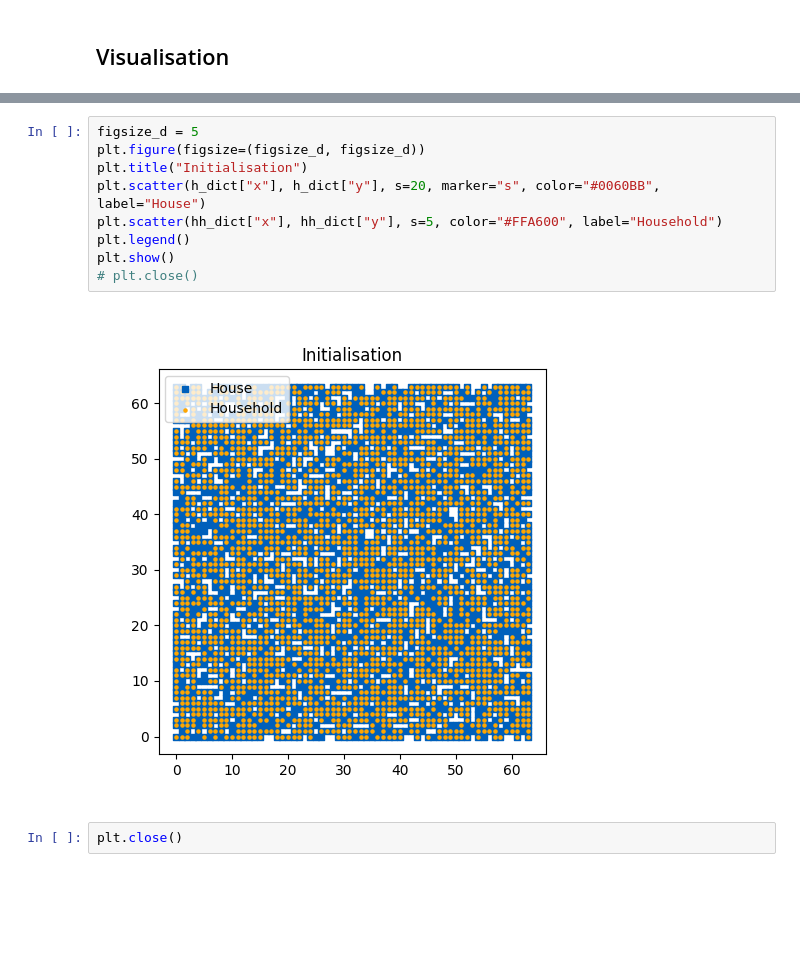
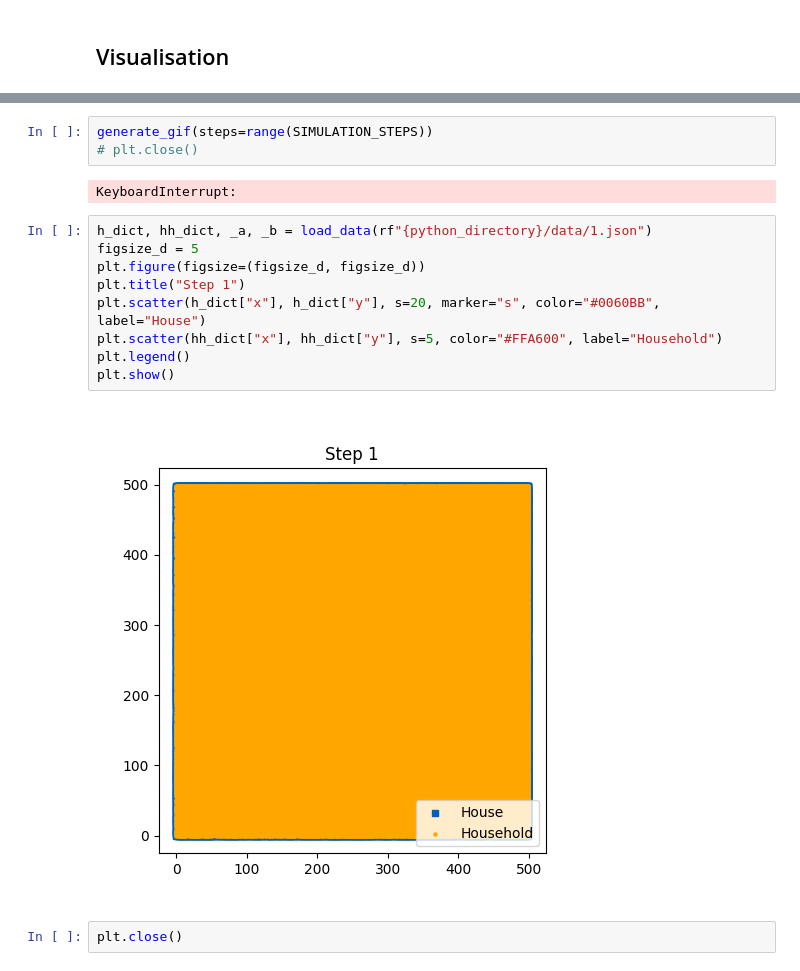
Before and after one commit to YahyaGamal/Housing_ABM_FlameGPU, a Jupyter notebook: main.ipynb, the cells around one changed output, grey strips where cells are left out. Drawn from its saved outputs; the diff is of its cells as text; blank space fills up the shorter version.

```diff
--- a/main.ipynb
+++ b/main.ipynb
@@ -600,13 +792,18 @@ Households = 2662
 # %%
-figsize_d = 5
-plt.figure(figsize=(figsize_d, figsize_d))
-plt.title("Initialisation")
-plt.scatter(h_dict["x"], h_dict["y"], s=20, marker="s", color="#0060BB", label="House")
-plt.scatter(hh_dict["x"], hh_dict["y"], s=5, color="#FFA600", label="Household")
-plt.legend()
-plt.show()
+generate_gif(steps=range(SIMULATION_STEPS))
 # plt.close()
 # %% [output]
-[figure, removed]
+KeyboardInterrupt:
-# %%
-plt.close()
+# %%
+h_dict, hh_dict, _a, _b = load_data(rf"{python_directory}/data/1.json")
+figsize_d = 5
+plt.figure(figsize=(figsize_d, figsize_d))
+plt.title("Step 1")
+plt.scatter(h_dict["x"], h_dict["y"], s=20, marker="s", color="#0060BB", label="House")
+plt.scatter(hh_dict["x"], hh_dict["y"], s=5, color="#FFA600", label="Household")
+plt.legend()
+plt.show()
+# %% [output]
+[figure, added]
+# %%
+plt.close()
```
Also changed, not shown: parts of 12 cells of this notebook, 2 other files.
